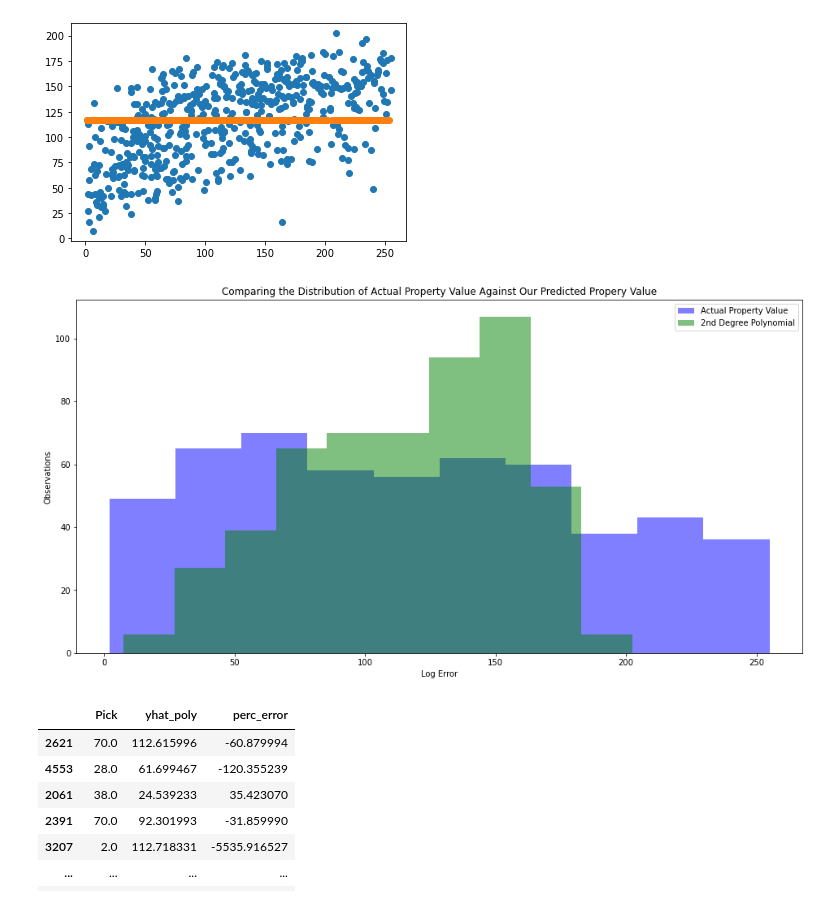
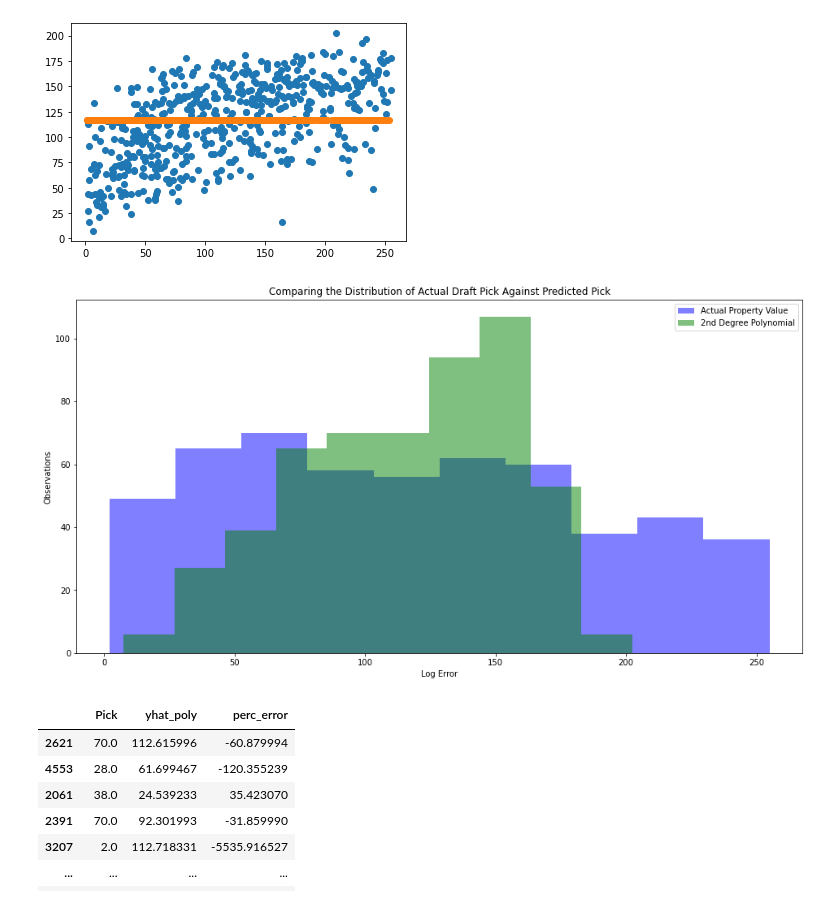
Before and after one commit to AAranda10/NFL_Project, a Jupyter notebook: predicting-nfl-draft-picks.ipynb, the cells around one changed output. Saved outputs shown, nothing was run; the diff lists cells and outputs as text; code cells hidden in the pictures.

```diff
--- a/predicting-nfl-draft-picks.ipynb
+++ b/predicting-nfl-draft-picks.ipynb
@@ -614,15 +614,15 @@ plt.scatter(y_validate.Pick, y_validate.yhat_baseline, label='Baseline Prediciti
 # %%
 # plot to visualize actual vs predicted.
 plt.figure(figsize=(16,8))
 plt.hist(y_test.Pick, color='blue', alpha=.5, label="Actual Property Value")
 plt.hist(y_test.yhat_poly, color='green', alpha=.5, label="2nd Degree Polynomial")
 plt.xlabel("Log Error")
 plt.ylabel("Observations")
-plt.title("Comparing the Distribution of Actual Property Value Against Our Predicted Propery Value")
+plt.title("Comparing the Distribution of Actual Draft Pick Against Predicted Pick")
 plt.legend()
 plt.show()
 # %% [output]
-[figure, old version]
+[figure, new version]
 # %%
 y_test['perc_error'] = ((y_test.Pick - y_test.yhat_poly) / y_test.Pick) * 100
 y_test
```
Also changed, not shown: parts of 5 cells of this notebook.
